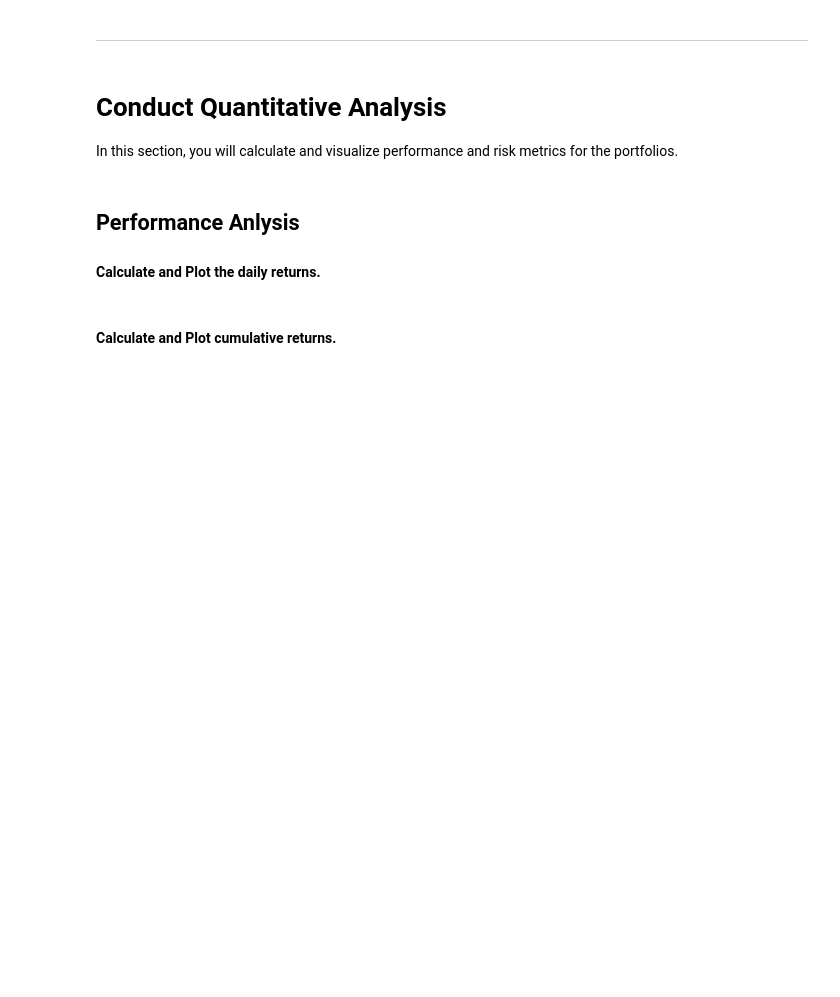
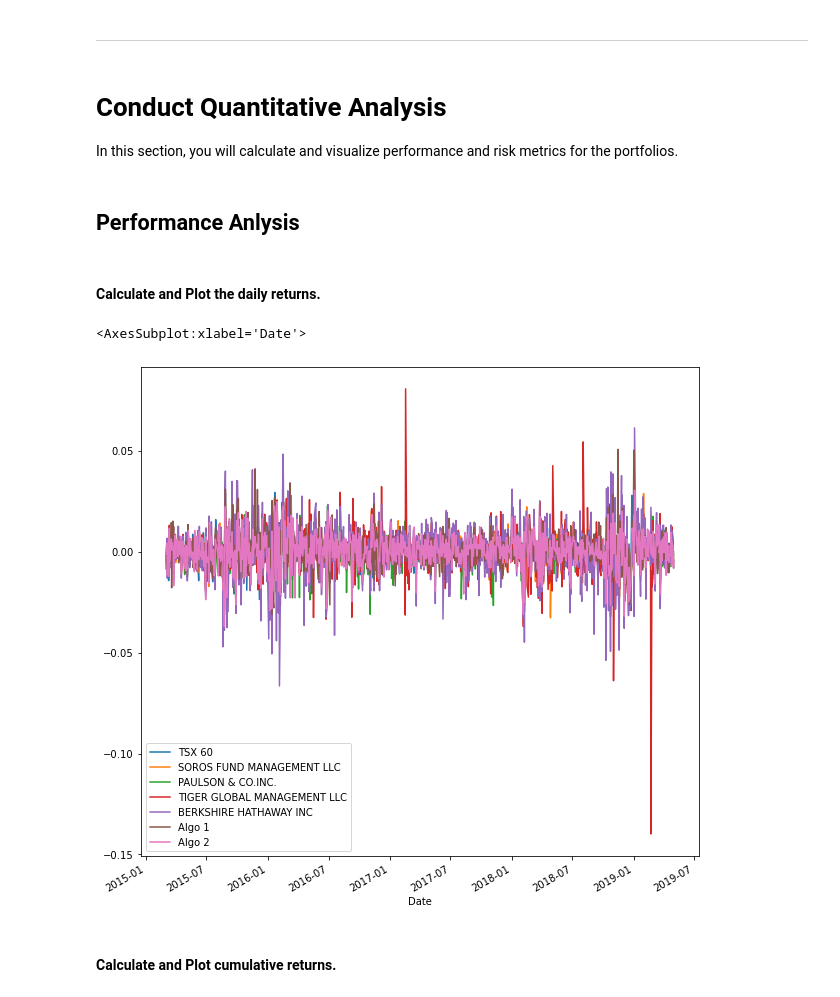
Before and after one commit to yauhei721/HW-A-Whale-Off-the-Port, a Jupyter notebook: whale_analysis.ipynb, the cells around one changed output. Drawn from its saved outputs; the diff is of its cells as text; code cells hidden in the pictures; blank space fills up the shorter version.

```diff
--- a/whale_analysis.ipynb
+++ b/whale_analysis.ipynb
@@ -126,12 +126,16 @@ combined_df.head()
 # Conduct Quantitative Analysis
 
 In this section, you will calculate and visualize performance and risk metrics for the portfolios.
+# %% [markdown]
+## Performance Anlysis
 # %% [markdown]
-## Performance Anlysis
-
 #### Calculate and Plot the daily returns.
 # %%
 # Plot daily returns of all portfolios
+combined_df.plot(figsize=(10,10))
+# %% [output]
+<AxesSubplot:xlabel='Date'>
+[figure, added]
 # %% [markdown]
 #### Calculate and Plot cumulative returns.
 # %%
```
Also changed, not shown: parts of 1 cell of this notebook.
